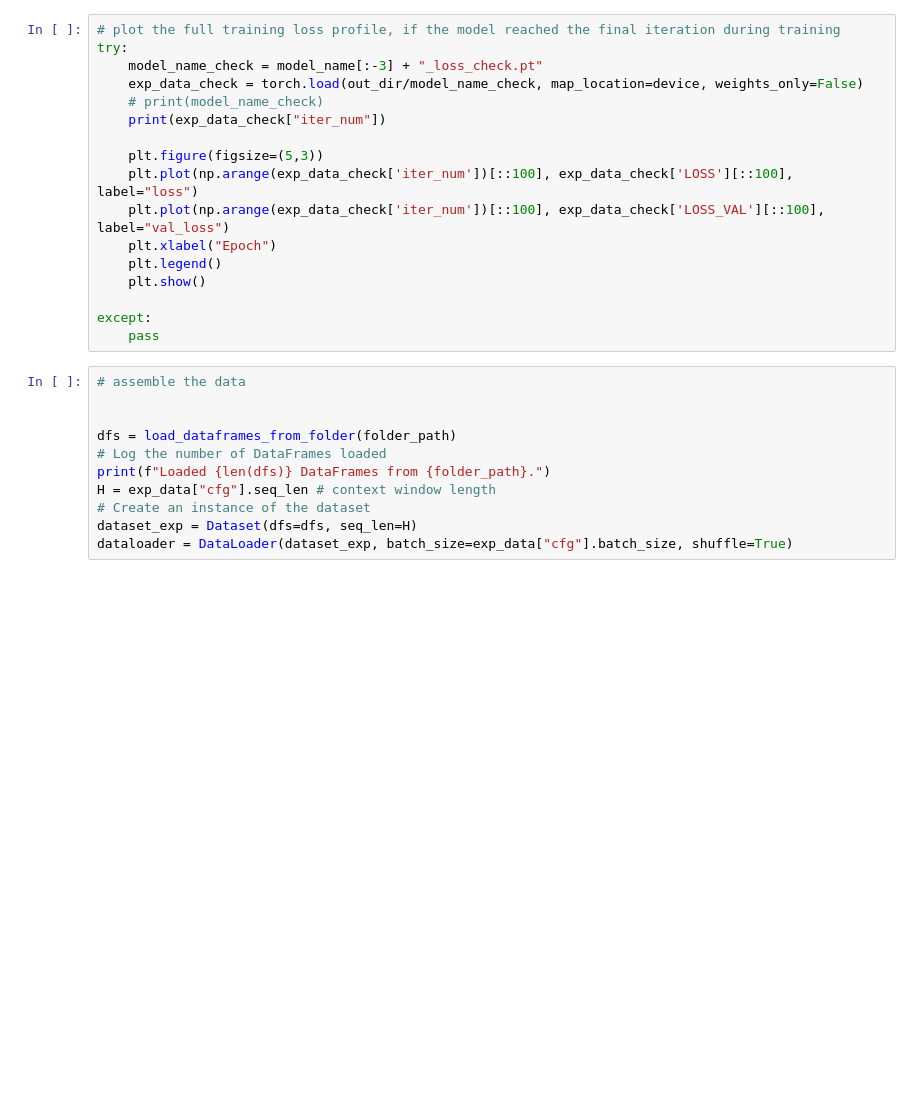
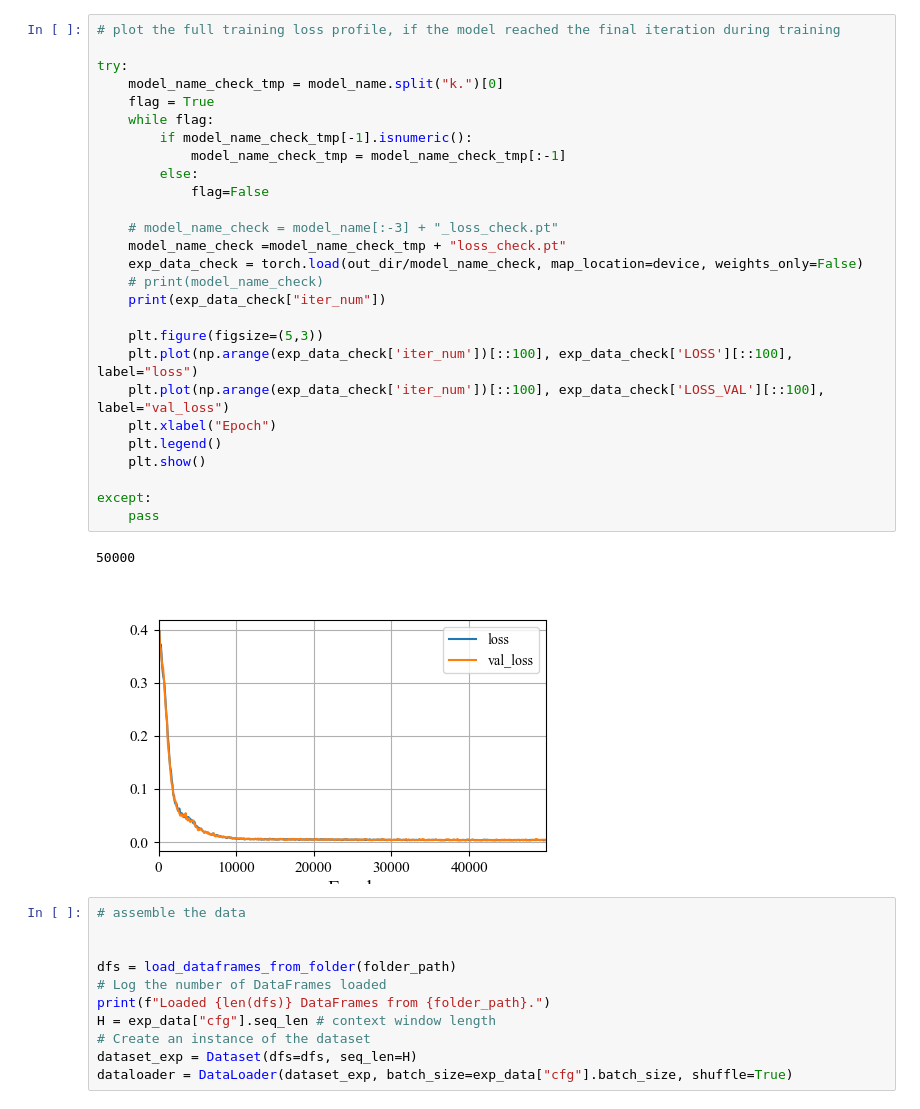
Before and after one commit to buswayne/in-context-bldc, a Jupyter notebook: speed_controller/test_zerostep_no_curr.ipynb, the cells around one changed output. Drawn from its saved outputs; the diff is of its cells as text; blank space fills up the shorter version.

```diff
--- a/speed_controller/test_zerostep_no_curr.ipynb
+++ b/speed_controller/test_zerostep_no_curr.ipynb
@@ -115,20 +115,33 @@ Model size in KB: 100.81640625
 # %%
 # plot the full training loss profile, if the model reached the final iteration during training
+
 try:
-    model_name_check = model_name[:-3] + "_loss_check.pt"
+    model_name_check_tmp = model_name.split("k.")[0]
+    flag = True
+    while flag:
+        if model_name_check_tmp[-1].isnumeric():
+            model_name_check_tmp = model_name_check_tmp[:-1]
+        else:
+            flag=False
+
+    # model_name_check = model_name[:-3] + "_loss_check.pt"
+    model_name_check =model_name_check_tmp + "loss_check.pt"
     exp_data_check = torch.load(out_dir/model_name_check, map_location=device, weights_only=False)
     # print(model_name_check)
     print(exp_data_check["iter_num"])
 
     plt.figure(figsize=(5,3))
     plt.plot(np.arange(exp_data_check['iter_num'])[::100], exp_data_check['LOSS'][::100], label="loss")
     plt.plot(np.arange(exp_data_check['iter_num'])[::100], exp_data_check['LOSS_VAL'][::100], label="val_loss")
     plt.xlabel("Epoch")
     plt.legend()
     plt.show()
 
 except:
     pass
+# %% [output]
+50000
+[figure, added]
 # %%
 # assemble the data
 
```
Also changed, not shown: parts of 5 cells of this notebook, 29 other files.
